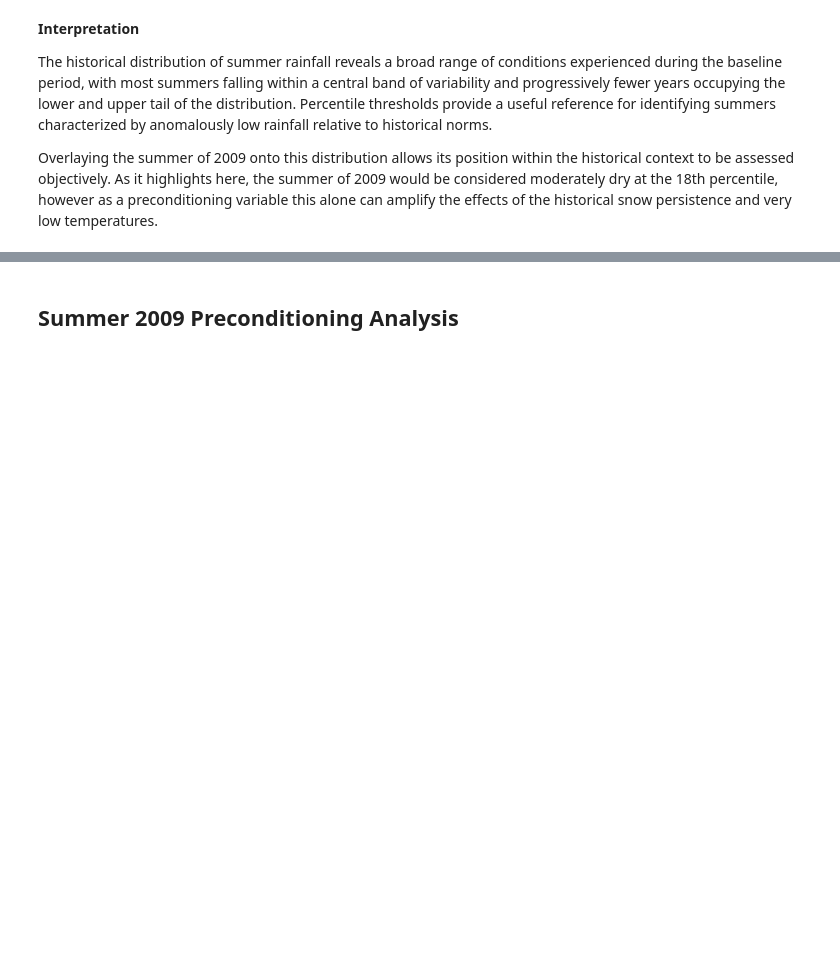
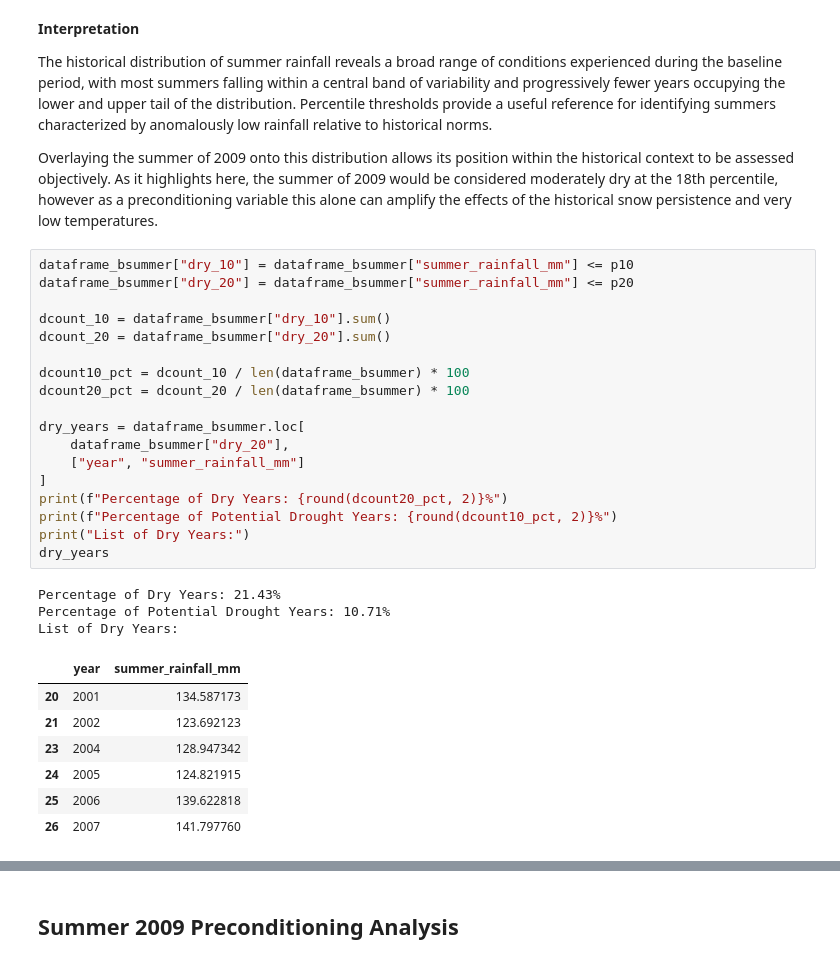
Before and after one commit to sgosmyt2/climate-extremes-risk-analysis, a Jupyter notebook: notebooks/MongoliaDzudExtremeWeather.ipynb, the cells around one changed output, grey strips where cells are left out. Cells and saved outputs as stored; diff of their text form; blank space fills up the shorter version.

Commit message:
Added frequency of dry years for summer historic baseline

```diff
--- a/notebooks/MongoliaDzudExtremeWeather.ipynb
+++ b/notebooks/MongoliaDzudExtremeWeather.ipynb
@@ -1191,3 +1191,32 @@ Climatological Mean: 155.56mm
 The historical distribution of summer rainfall reveals a broad range of conditions experienced during the baseline period, with most summers falling within a central band of variability and progressively fewer years occupying the lower and upper tail of the distribution. Percentile thresholds provide a useful reference for identifying summers characterized by anomalously low rainfall relative to historical norms.
 
 Overlaying the summer of 2009 onto this distribution allows its position within the historical context to be assessed objectively. As it highlights here, the summer of 2009 would be considered moderately dry at the 18th percentile, however as a preconditioning variable this alone can amplify the effects of the historical snow persistence and very low temperatures.
+# %%
+dataframe_bsummer["dry_10"] = dataframe_bsummer["summer_rainfall_mm"] <= p10
+dataframe_bsummer["dry_20"] = dataframe_bsummer["summer_rainfall_mm"] <= p20
+
+dcount_10 = dataframe_bsummer["dry_10"].sum()
+dcount_20 = dataframe_bsummer["dry_20"].sum()
+
+dcount10_pct = dcount_10 / len(dataframe_bsummer) * 100
+dcount20_pct = dcount_20 / len(dataframe_bsummer) * 100
+
+dry_years = dataframe_bsummer.loc[
+    dataframe_bsummer["dry_20"],
+    ["year", "summer_rainfall_mm"]
+]
+print(f"Percentage of Dry Years: {round(dcount20_pct, 2)}%")
+print(f"Percentage of Potential Drought Years: {round(dcount10_pct, 2)}%")
+print("List of Dry Years:")
+dry_years
+# %% [output]
+Percentage of Dry Years: 21.43%
+Percentage of Potential Drought Years: 10.71%
+List of Dry Years:
+|  | year | summer_rainfall_mm |
+| 20 | 2001 | 134.587173 |
+| 21 | 2002 | 123.692123 |
+| 23 | 2004 | 128.947342 |
+| 24 | 2005 | 124.821915 |
+| 25 | 2006 | 139.622818 |
+| 26 | 2007 | 141.797760 |
```
Also changed, not shown: parts of 2 cells of this notebook.
